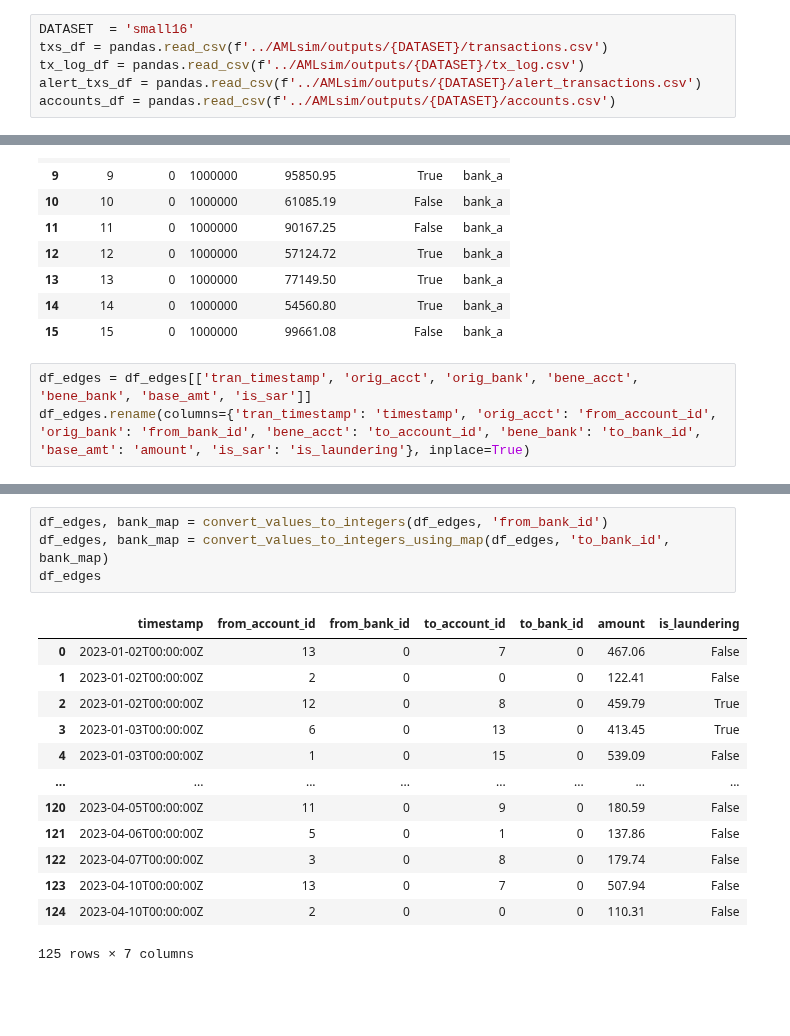
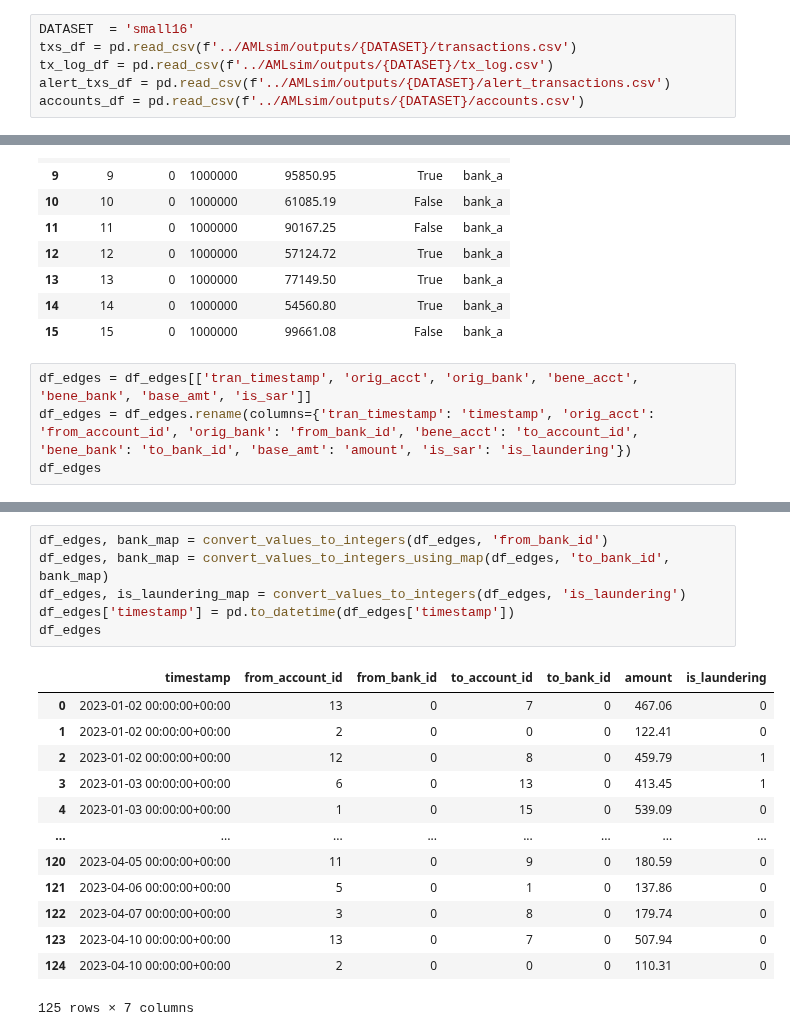
Before and after one commit to aidotse/flib, a Jupyter notebook: transaction-network-explorer/preprocess-v2.ipynb, the cells around one changed output, grey strips where cells are left out. Drawn from its saved outputs; the diff is of its cells as text; blank space fills up the shorter version.

Commit message:
made a notebook that preprocess data from AMLsim to TNE

```diff
--- a/transaction-network-explorer/preprocess-v2.ipynb
+++ b/transaction-network-explorer/preprocess-v2.ipynb
@@ -35,10 +35,10 @@ def convert_values_to_integers_using_map(df, column_name, conversion_map):
     return new_df, conversion_map
 # %%
 DATASET  = 'small16'
-txs_df = pandas.read_csv(f'../AMLsim/outputs/{DATASET}/transactions.csv')
-tx_log_df = pandas.read_csv(f'../AMLsim/outputs/{DATASET}/tx_log.csv')
-alert_txs_df = pandas.read_csv(f'../AMLsim/outputs/{DATASET}/alert_transactions.csv')
-accounts_df = pandas.read_csv(f'../AMLsim/outputs/{DATASET}/accounts.csv')
+txs_df = pd.read_csv(f'../AMLsim/outputs/{DATASET}/transactions.csv')
+tx_log_df = pd.read_csv(f'../AMLsim/outputs/{DATASET}/tx_log.csv')
+alert_txs_df = pd.read_csv(f'../AMLsim/outputs/{DATASET}/alert_transactions.csv')
+accounts_df = pd.read_csv(f'../AMLsim/outputs/{DATASET}/accounts.csv')
 # %%
 txs_df
 # %% [output]
@@ -154,5 +154,6 @@ df_nodes
 | 15 | 15 | 0 | 1000000 | 99661.08 | False | bank_a |
 # %%
 df_edges = df_edges[['tran_timestamp', 'orig_acct', 'orig_bank', 'bene_acct', 'bene_bank', 'base_amt', 'is_sar']]
-df_edges.rename(columns={'tran_timestamp': 'timestamp', 'orig_acct': 'from_account_id', 'orig_bank': 'from_bank_id', 'bene_acct': 'to_account_id', 'bene_bank': 'to_bank_id', 'base_amt': 'amount', 'is_sar': 'is_laundering'}, inplace=True)
+df_edges = df_edges.rename(columns={'tran_timestamp': 'timestamp', 'orig_acct': 'from_account_id', 'orig_bank': 'from_bank_id', 'bene_acct': 'to_account_id', 'bene_bank': 'to_bank_id', 'base_amt': 'amount', 'is_sar': 'is_laundering'})
+df_edges
 # %% [output]
@@ -163,18 +173,20 @@ See the caveats in the documentation: https://pandas.pydata.org/pandas-docs/stab
 # %%
 df_edges, bank_map = convert_values_to_integers(df_edges, 'from_bank_id')
 df_edges, bank_map = convert_values_to_integers_using_map(df_edges, 'to_bank_id', bank_map)
+df_edges, is_laundering_map = convert_values_to_integers(df_edges, 'is_laundering')
+df_edges['timestamp'] = pd.to_datetime(df_edges['timestamp'])
 df_edges
 # %% [output]
 |  | timestamp | from_account_id | from_bank_id | to_account_id | to_bank_id | amount | is_laundering |
-| 0 | 2023-01-02T00:00:00Z | 13 | 0 | 7 | 0 | 467.06 | False |
-| 1 | 2023-01-02T00:00:00Z | 2 | 0 | 0 | 0 | 122.41 | False |
-| 2 | 2023-01-02T00:00:00Z | 12 | 0 | 8 | 0 | 459.79 | True |
-| 3 | 2023-01-03T00:00:00Z | 6 | 0 | 13 | 0 | 413.45 | True |
-| 4 | 2023-01-03T00:00:00Z | 1 | 0 | 15 | 0 | 539.09 | False |
+| 0 | 2023-01-02 00:00:00+00:00 | 13 | 0 | 7 | 0 | 467.06 | 0 |
+| 1 | 2023-01-02 00:00:00+00:00 | 2 | 0 | 0 | 0 | 122.41 | 0 |
+| 2 | 2023-01-02 00:00:00+00:00 | 12 | 0 | 8 | 0 | 459.79 | 1 |
+| 3 | 2023-01-03 00:00:00+00:00 | 6 | 0 | 13 | 0 | 413.45 | 1 |
+| 4 | 2023-01-03 00:00:00+00:00 | 1 | 0 | 15 | 0 | 539.09 | 0 |
 | ... | ... | ... | ... | ... | ... | ... | ... |
-| 120 | 2023-04-05T00:00:00Z | 11 | 0 | 9 | 0 | 180.59 | False |
-| 121 | 2023-04-06T00:00:00Z | 5 | 0 | 1 | 0 | 137.86 | False |
-| 122 | 2023-04-07T00:00:00Z | 3 | 0 | 8 | 0 | 179.74 | False |
-| 123 | 2023-04-10T00:00:00Z | 13 | 0 | 7 | 0 | 507.94 | False |
-| 124 | 2023-04-10T00:00:00Z | 2 | 0 | 0 | 0 | 110.31 | False |
+| 120 | 2023-04-05 00:00:00+00:00 | 11 | 0 | 9 | 0 | 180.59 | 0 |
+| 121 | 2023-04-06 00:00:00+00:00 | 5 | 0 | 1 | 0 | 137.86 | 0 |
+| 122 | 2023-04-07 00:00:00+00:00 | 3 | 0 | 8 | 0 | 179.74 | 0 |
+| 123 | 2023-04-10 00:00:00+00:00 | 13 | 0 | 7 | 0 | 507.94 | 0 |
+| 124 | 2023-04-10 00:00:00+00:00 | 2 | 0 | 0 | 0 | 110.31 | 0 |
 125 rows × 7 columns
```
Also changed, not shown: parts of 7 cells of this notebook.
